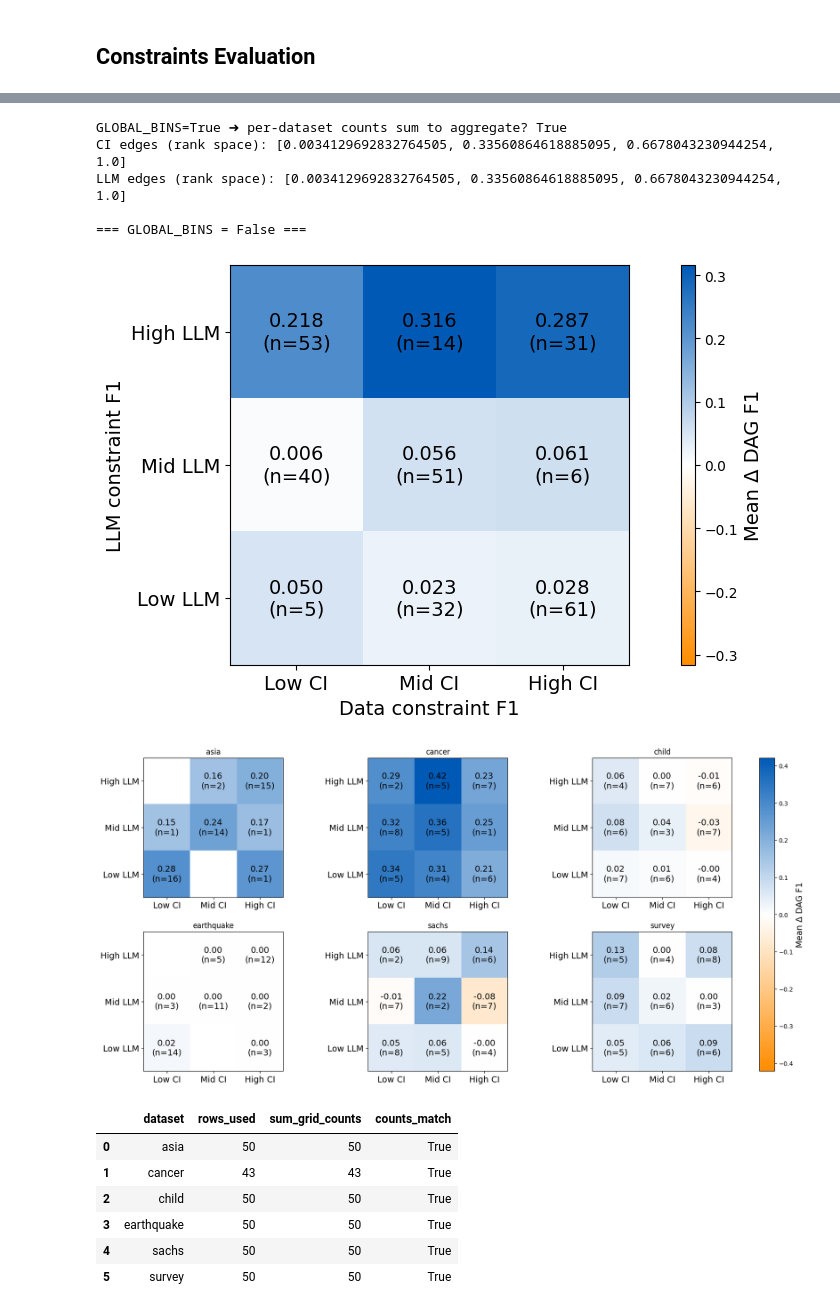
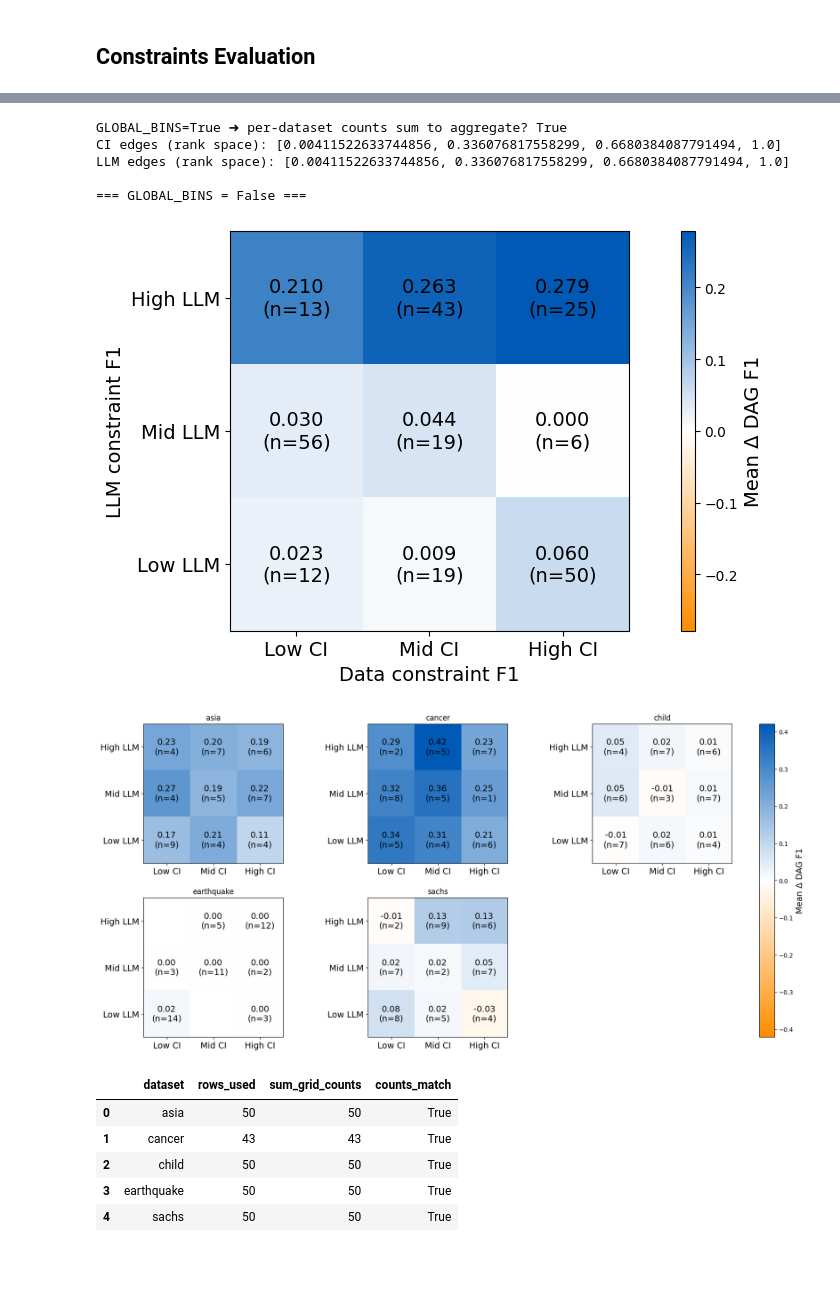
Before and after one commit to briziorusso/ArgCausalDisco, a Jupyter notebook: notebooks/experiments_bnlearn.ipynb, the cells around one changed output, grey strips where cells are left out. Cells and saved outputs as stored; diff of their text form; code cells hidden in the pictures; blank space fills up the shorter version.

```diff
--- a/notebooks/experiments_bnlearn.ipynb
+++ b/notebooks/experiments_bnlearn.ipynb
@@ -569,7 +569,7 @@ import matplotlib.pyplot as plt
 import math
 from matplotlib.colors import TwoSlopeNorm, LinearSegmentedColormap
 
-INPATH = "../results/ABAPC-LLM/merged_bnlearn-desc.csv"
+INPATH = "../results/ABAPC-LLM/merged_bnlearn.csv"
 
 def cmap_blue_good_orange_bad():
     return LinearSegmentedColormap.from_list(
@@ -732,14 +732,13 @@ run_heatmaps(GLOBAL_BINS=False)
 GLOBAL_BINS=True ➜ per-dataset counts sum to aggregate? True
-CI edges (rank space): [0.0034129692832764505, 0.33560864618885095, 0.6678043230944254, 1.0]
-LLM edges (rank space): [0.0034129692832764505, 0.33560864618885095, 0.6678043230944254, 1.0]
+CI edges (rank space): [0.00411522633744856, 0.336076817558299, 0.6680384087791494, 1.0]
+LLM edges (rank space): [0.00411522633744856, 0.336076817558299, 0.6680384087791494, 1.0]
 
 === GLOBAL_BINS = False ===
-[figure, old version]
+[figure, new version]
-[figure, old version]
+[figure, new version]
 |  | dataset | rows_used | sum_grid_counts | counts_match |
 | 0 | asia | 50 | 50 | True |
 | 1 | cancer | 43 | 43 | True |
 | 2 | child | 50 | 50 | True |
 | 3 | earthquake | 50 | 50 | True |
 | 4 | sachs | 50 | 50 | True |
-| 5 | survey | 50 | 50 | True |
```
Also changed, not shown: parts of 2 cells of this notebook, 3 other files.
